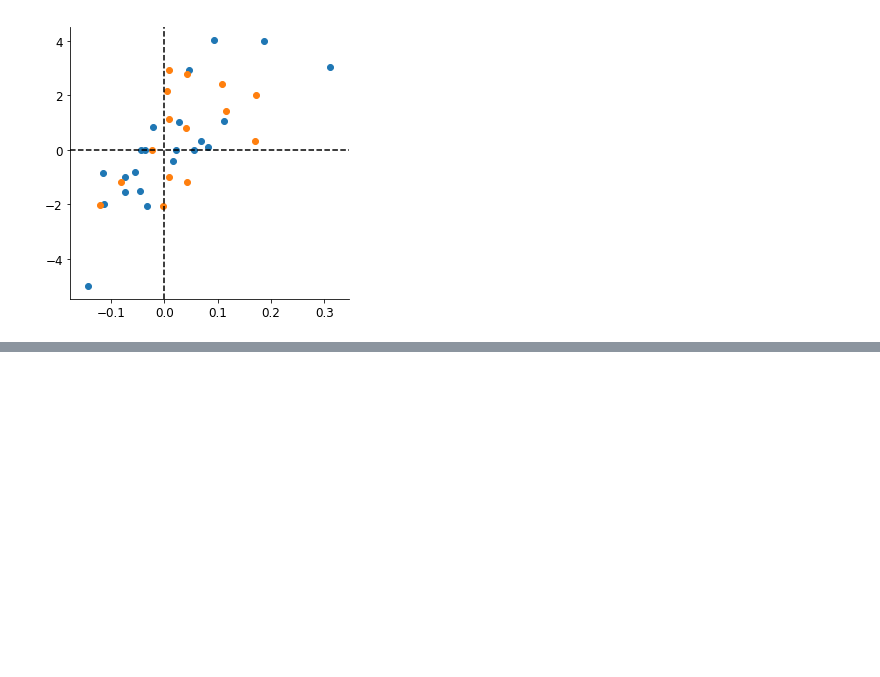
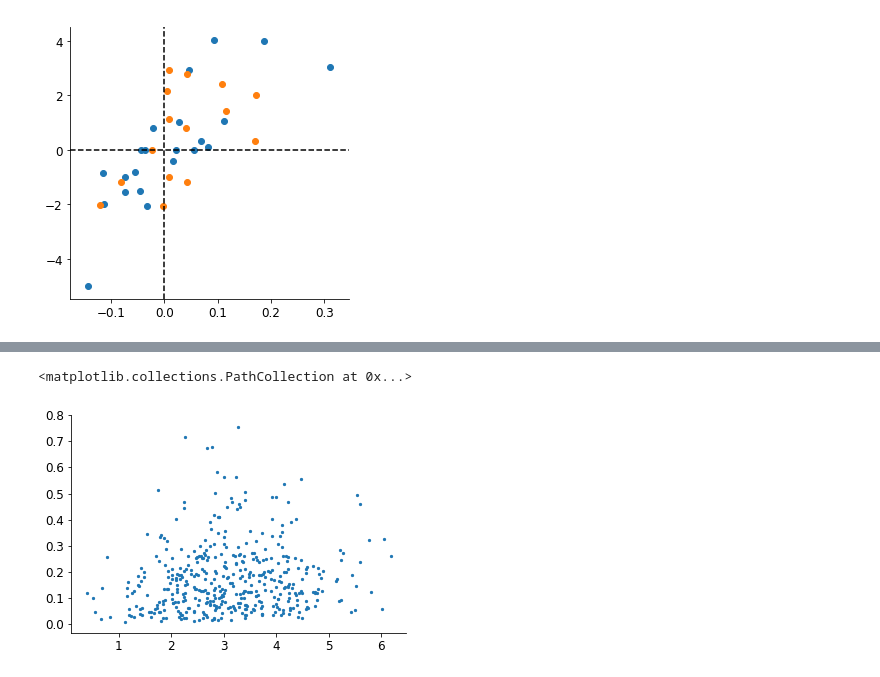
Before and after one commit to crheller/nat_pup_ms, a Jupyter notebook: FA/summary.ipynb, the cells around one changed output, grey strips where cells are left out. Saved outputs shown, nothing was run; the diff lists cells and outputs as text; code cells hidden in the pictures; blank space fills up the shorter version.

```diff
--- a/FA/summary.ipynb
+++ b/FA/summary.ipynb
@@ -69,0 +100,5 @@ ax.axhline(0, linestyle="--", color="k")
+# %%
+plt.scatter(df["dp_opt_test"], df_fa["dp_opt_test"], s=5)
+# %% [output]
+<matplotlib.collections.PathCollection at 0x...>
+[figure, added]
```
Also changed, not shown: parts of 2 cells of this notebook, 6 other files.
